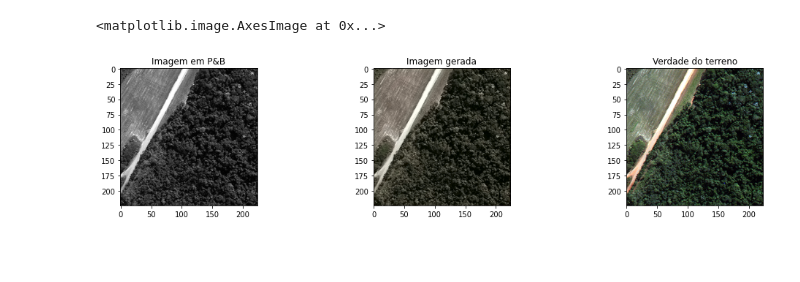
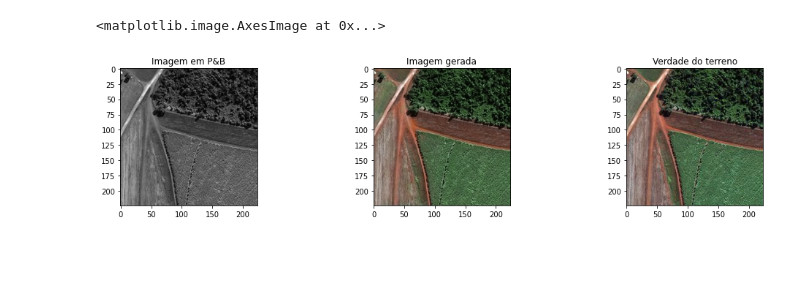
Before and after one commit to joaovataide/remote_sensing_image_colorization, a Jupyter notebook: research/nn_tuning.ipynb, the cells around one changed output. Saved outputs shown, nothing was run; the diff lists cells and outputs as text; code cells hidden in the pictures; blank space fills up the shorter version.

```diff
--- a/research/nn_tuning.ipynb
+++ b/research/nn_tuning.ipynb
@@ -38,0 +70,2 @@ model.save('new_model_trt.h5')
+# %%
+model = tf.keras.models.load_model('new_model_wv3_1.h5')
@@ -38,0 +77,3 @@ model.save('new_model_trt.h5')
+# %%
+# img = plt.imread('D:/Material de estudo/Engenharia Cartográfica/PFC/Prof/bgr_rend.tif')
+img = plt.imread('D:/pfc/satellite_image_colorization/data/wv3/training/915_0.jpg')
@@ -38,0 +92,19 @@ model.save('new_model_trt.h5')
+# %%
+# imageDir = img_files[0]
+# img = cv2.imread(os.path.join(ImagePath, imageDir))
+# img = cv2.imread(img_files)
+# print(img)
+img = cv2.cvtColor(img, cv2.COLOR_BGR2RGB)
+img_lab = cv2.cvtColor(img, cv2.COLOR_RGB2Lab)
+# img = img.astype(np.float32)
+img_lab_rs = cv2.resize(img_lab, (WIDTH, HEIGHT)) # resize image to network input size
+img_l = img_lab_rs[:,:,0] # pull out L channel
+img_ab = img_lab_rs[:,:,1:] # Extracting the ab channel
+
+img_l = img_l - 50
+img_l = img_l/100
+img_ab = img_ab/110
+img_ab = img_ab - 1
+
+img_l_reshaped = np.array([img_l.reshape((224,224, 1))])
+img_ab_reshaped = img_ab.reshape((224,224,2))
@@ -176,5 +125,0 @@ np.zeros((1, 224, 224, 1))
-# %%
-Prediction = model.predict(img_l_reshaped)
-Prediction = Prediction + 1
-Prediction = Prediction*110
-Prediction = Prediction.reshape((224,224,2))
@@ -213,34 +126,35 @@ array([[134.97699, 135.63548, 135.93977, ..., 135.39091, 135.71387,
 # %%
 plt.figure(figsize=(30,20))
 plt.subplot(5,5,1)
-img1 = plt.imread('D:/Material de estudo/Engenharia Cartográfica/PFC/Prof/rgb_rend.tif')
+# img1 = plt.imread('D:/Material de estudo/Engenharia Cartográfica/PFC/Prof/bgr_rend.tif')
+img1 = plt.imread('D:/pfc/satellite_image_colorization/data/wv3/training/915_0.jpg')
 img1 = img1[:, :, :3]
-img1 = img1[300:524, 300:524, :]
+# img1 = img1[1100:1324, 1741:1965, :]
 # img1 = plt.imread(os.path.join(ImagePath, imageDir))
 
 img = cv2.cvtColor(img1, cv2.COLOR_RGB2GRAY)
 img = cv2.cvtColor(img, cv2.COLOR_GRAY2RGB)
 img = cv2.resize(img, (224, 224))
 plt.title("Imagem em P&B")
 plt.imshow(img)
 
 plt.subplot(5,5,1+1)
 img_ = cv2.cvtColor(img, cv2.COLOR_RGB2Lab)
 img_[:,:,1] = Prediction[:, :, 0]
 img_[:,:,2] = Prediction[:, :, 1]
 
-
 # print(img_[:, :, 0])
 # print(img_[:, :, 1])
 # print(img_[:, :, 2])
-img_ = cv2.cvtColor(img_, cv2.COLOR_Lab2RGB)
+img_ = cv2.cvtColor(img_, cv2.COLOR_Lab2BGR)
+#img_ = cv2.cvtColor(img_, cv2.COLOR_BGR2RGB)
 plt.title("Imagem gerada")
 plt.imshow(img_)
 
 plt.subplot(5,5,1+2)
 plt.title("Verdade do terreno")
 img1 = cv2.cvtColor(img1, cv2.COLOR_BGR2RGB)
 plt.imshow(img1)
 # %% [output]
 <matplotlib.image.AxesImage at 0x...>
-[figure, old version]
+[figure, new version]
@@ -269,0 +167,2 @@ plt.imshow(img1)
+# %% [markdown]
+####
```
Also changed, not shown: parts of 44 cells of this notebook.
